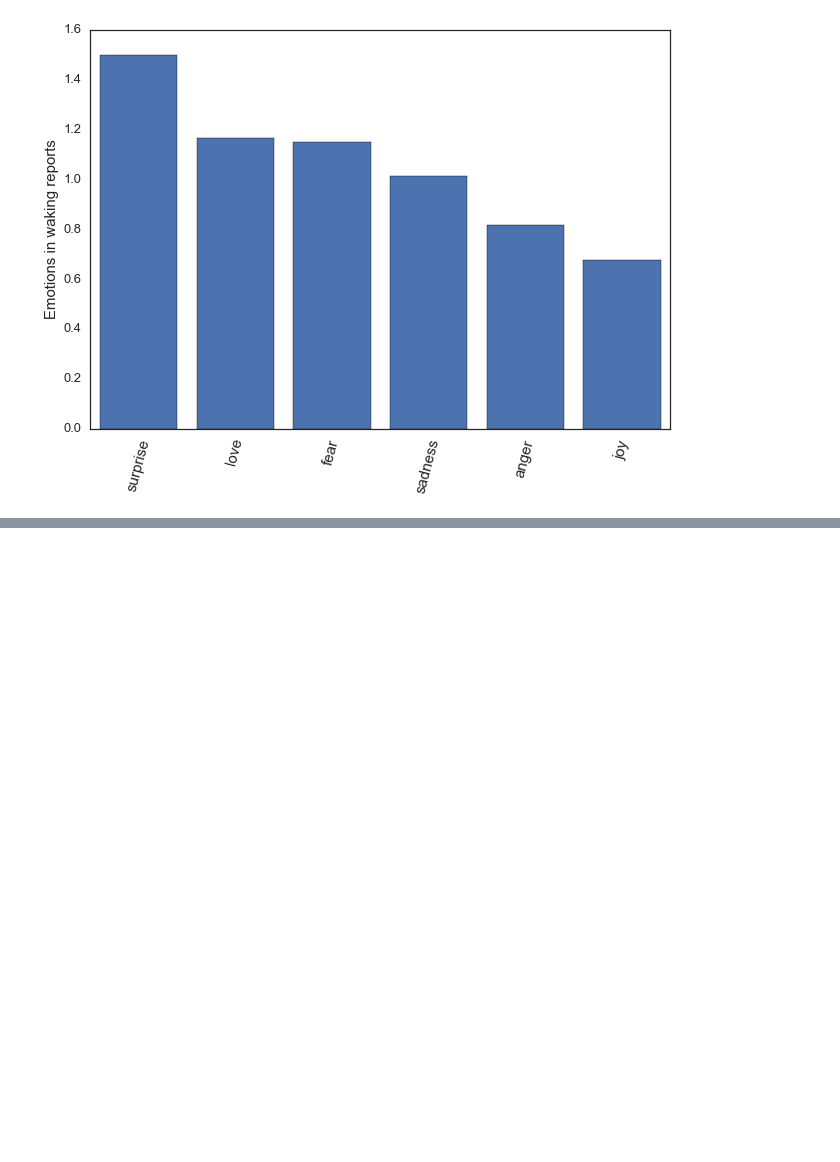
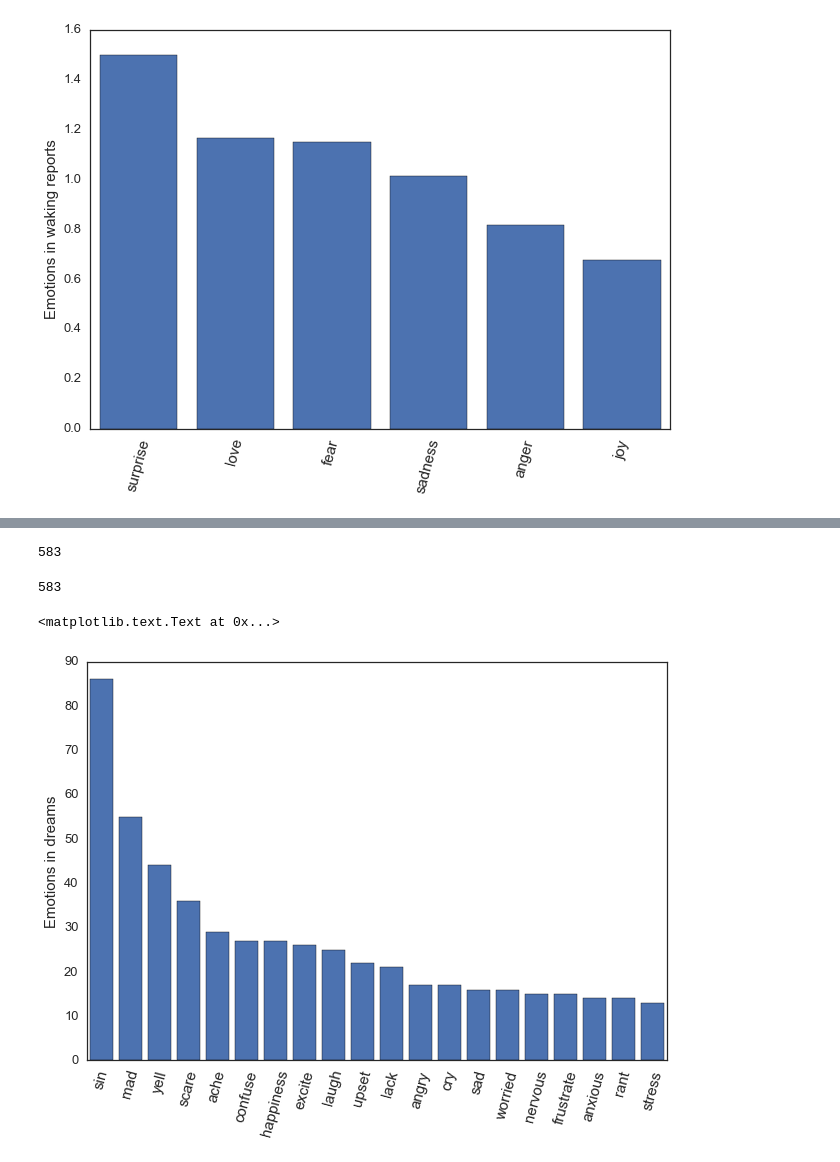
Before and after one commit to andymartens/fletcher, a Jupyter notebook: fletcher_mvp.ipynb, the cells around one changed output, grey strips where cells are left out. Saved outputs shown, nothing was run; the diff lists cells and outputs as text; code cells hidden in the pictures; blank space fills up the shorter version.

```diff
--- a/fletcher_mvp.ipynb
+++ b/fletcher_mvp.ipynb
@@ -1013,0 +1132,41 @@ plt.ylabel("Emotions in waking reports", fontsize=15)
+# %%
+#create dict where emotion_complete category is the key and the values are whether absent or present in each report (dream or waking)
+waking_emotions_complete_dictionary = defaultdict(list)
+for waking_report in waking_corpus_replaced_emotions_complete:
+    for emotion in emotion_words_complete_dict.keys():
+        if emotion in waking_report:
+            waking_emotions_complete_dictionary[emotion].append(1)
+        else:
+            waking_emotions_complete_dictionary[emotion].append(0)
+# %%
+len(waking_emotions_complete_dictionary)
+# %% [output]
+583
+# %%
+#create dict where emotion_complete category is the key and the values are whether absent or present in each report (dream or waking)
+dream_emotions_complete_dictionary = defaultdict(list)
+for dream_report in dream_corpus_replaced_emotions_complete:
+    for emotion in emotion_words_complete_dict.keys():
+        if emotion in dream_report:
+            dream_emotions_complete_dictionary[emotion].append(1)
+        else:
+            dream_emotions_complete_dictionary[emotion].append(0)
+# %%
+len(dream_emotions_complete_dictionary)
+# %% [output]
+583
+# %%
+sorted_waking_emotion_complete_counts = sort_emotion_presence_dict(waking_emotions_complete_dictionary)
+sorted_dream_emotion_complete_counts = sort_emotion_presence_dict(dream_emotions_complete_dictionary)
+# %%
+X = [word[0] for word in sorted_dream_emotion_complete_counts[:20]]
+Y = [freq[1] for freq in sorted_dream_emotion_complete_counts[:20]]
+# %%
+sns.barplot(x = np.array(range(len(X))), y = np.array(Y))
+plt.xticks(rotation=75)
+plt.xticks(np.array(range(len(X))), np.array(X), rotation=75, fontsize=15)
+#plt.ylim(0, 65)
+plt.ylabel("Emotions in dreams", fontsize=15)
+# %% [output]
+<matplotlib.text.Text at 0x...>
+[figure, added]
```
Also changed, not shown: parts of 30 cells of this notebook.
